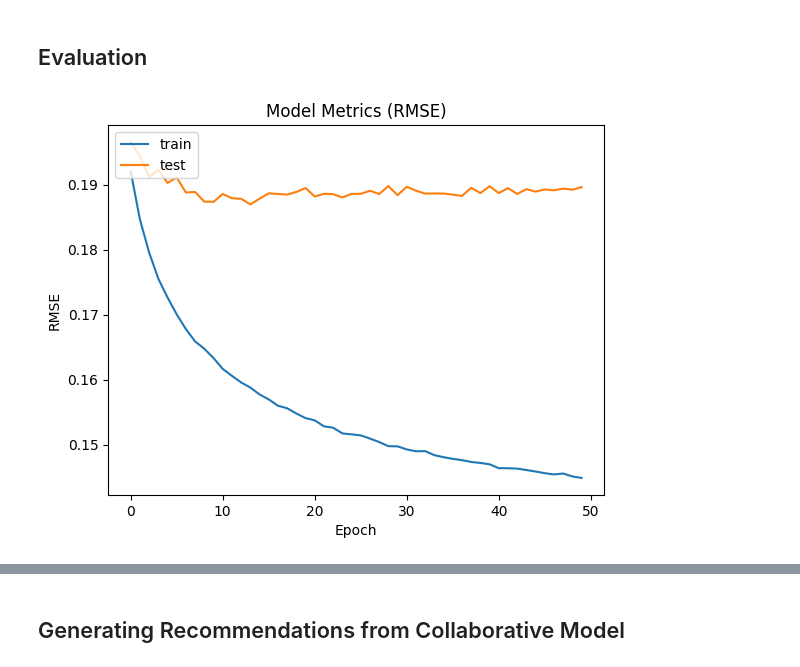
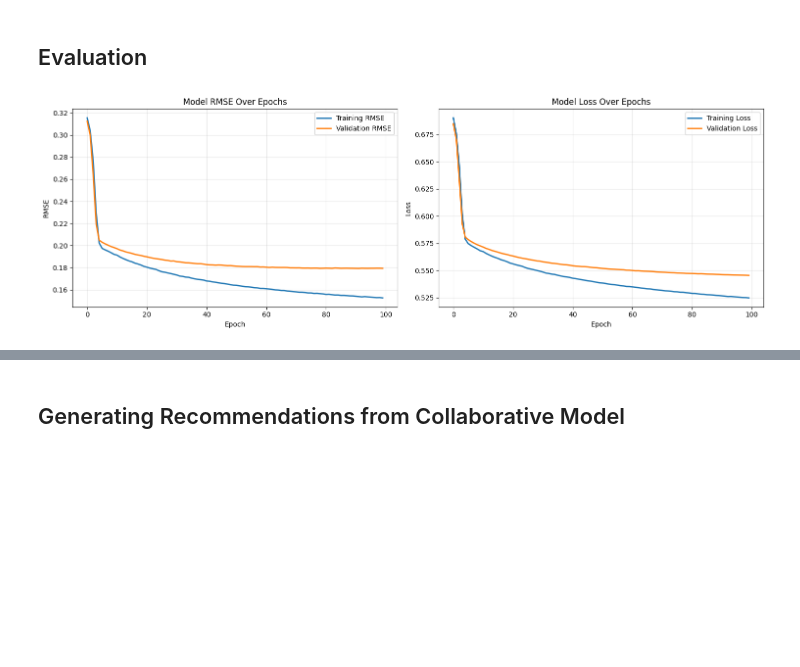
Before and after one commit to hasanfadhlillah/book-recommendation-system, a Jupyter notebook: Notebook Rekomendasi Buku.ipynb, the cells around one changed output, grey strips where cells are left out. Saved outputs shown, nothing was run; the diff lists cells and outputs as text; code cells hidden in the pictures; blank space fills up the shorter version.

```diff
--- a/Notebook Rekomendasi Buku.ipynb
+++ b/Notebook Rekomendasi Buku.ipynb
@@ -351,21 +379,31 @@ model.compile(
 ### Training the Collaborative Model
 # %%
 # Training the Collaborative Model
+# Early stopping dengan patience yang lebih kecil
 early_stopping = EarlyStopping(
     monitor='val_loss',
-    patience=15,
+    patience=10,
     verbose=1,
     mode='min',
     restore_best_weights=True
 )
 
-# Panggil callback saat training
+# ReduceLROnPlateau untuk mengurangi learning rate saat stagnan
+reduce_lr = keras.callbacks.ReduceLROnPlateau(
+    monitor='val_loss',
+    factor=0.5,
+    patience=5,
+    min_lr=1e-7,
+    verbose=1
+)
+
+# Training
 history = model.fit(
     x=x_train,
     y=y_train,
-    batch_size=32,
-    epochs=50,
+    batch_size=64,
+    epochs=100,
     validation_data=(x_val, y_val),
-    callbacks=[early_stopping]
+    callbacks=[early_stopping, reduce_lr]
 )
 # %% [output]
@@ -389,30 +427,65 @@ Restoring model weights from the end of the best epoch: 37.
 # %% [markdown]
 ## Evaluation
 # %%
-# Plotting hasil training
-plt.plot(history.history['root_mean_squared_error'])
-plt.plot(history.history['val_root_mean_squared_error'])
-plt.title('Model Metrics (RMSE)')
-plt.ylabel('RMSE')
-plt.xlabel('Epoch')
-plt.legend(['train', 'test'], loc='upper left')
-plt.show()
+def plot_training_history(history):
+    fig, (ax1, ax2) = plt.subplots(1, 2, figsize=(15, 5))
 
-# Mengambil hasil dari epoch terakhir
+    # Plot RMSE
+    ax1.plot(history.history['root_mean_squared_error'], label='Training RMSE', linewidth=2)
+    ax1.plot(history.history['val_root_mean_squared_error'], label='Validation RMSE', linewidth=2)
+    ax1.set_title('Model RMSE Over Epochs')
+    ax1.set_xlabel('Epoch')
+    ax1.set_ylabel('RMSE')
+    ax1.legend()
+    ax1.grid(True, alpha=0.3)
+
+    # Plot Loss
+    ax2.plot(history.history['loss'], label='Training Loss', linewidth=2)
+    ax2.plot(history.history['val_loss'], label='Validation Loss', linewidth=2)
+    ax2.set_title('Model Loss Over Epochs')
+    ax2.set_xlabel('Epoch')
+    ax2.set_ylabel('Loss')
+    ax2.legend()
+    ax2.grid(True, alpha=0.3)
+
+    plt.tight_layout()
+    plt.show()
+
+    # Analisis overfitting
+    train_rmse = history.history['root_mean_squared_error'][-1]
+    val_rmse = history.history['val_root_mean_squared_error'][-1]
+    gap = val_rmse - train_rmse
+
+    print(f"\n--- Analisis Overfitting ---")
+    print(f"Training RMSE: {train_rmse:.4f}")
+    print(f"Validation RMSE: {val_rmse:.4f}")
+    print(f"Gap (Val - Train): {gap:.4f}")
+
+    if gap > 0.02:
+        print("⚠️  Model masih mengalami overfitting (gap > 0.02)")
+    elif gap > 0.01:
+        print("⚡ Model sedikit overfitting (gap 0.01-0.02)")
+    else:
+        print("✅ Model memiliki generalisasi yang baik (gap < 0.01)")
+
+# Panggil fungsi visualisasi
+plot_training_history(history)
+
+# Mengambil hasil dari epoch terakhir terakhir
 final_loss = history.history['loss'][-1]
 final_rmse = history.history['root_mean_squared_error'][-1]
 final_val_loss = history.history['val_loss'][-1]
 final_val_rmse = history.history['val_root_mean_squared_error'][-1]
 
 print("\n--- Hasil Akhir Metrik Model Collaborative Filtering ---")
 print(f"Loss Training Terakhir: {final_loss:.4f}")
 print(f"RMSE Training Terakhir: {final_rmse:.4f}")
 print("-" * 30)
 print(f"Loss Validasi Terakhir: {final_val_loss:.4f}")
 print(f"RMSE Validasi Terakhir: {final_val_rmse:.4f}")
 
 # Memberikan interpretasi sederhana
 print("\n--- Interpretasi ---")
 print(f"Model memiliki rata-rata kesalahan prediksi rating sebesar {final_val_rmse:.4f} pada skala rating yang telah dinormalisasi [0, 1].")
 # %% [output]
-[figure, old version]
+[figure, new version]
```
Also changed, not shown: parts of 3 cells of this notebook.
